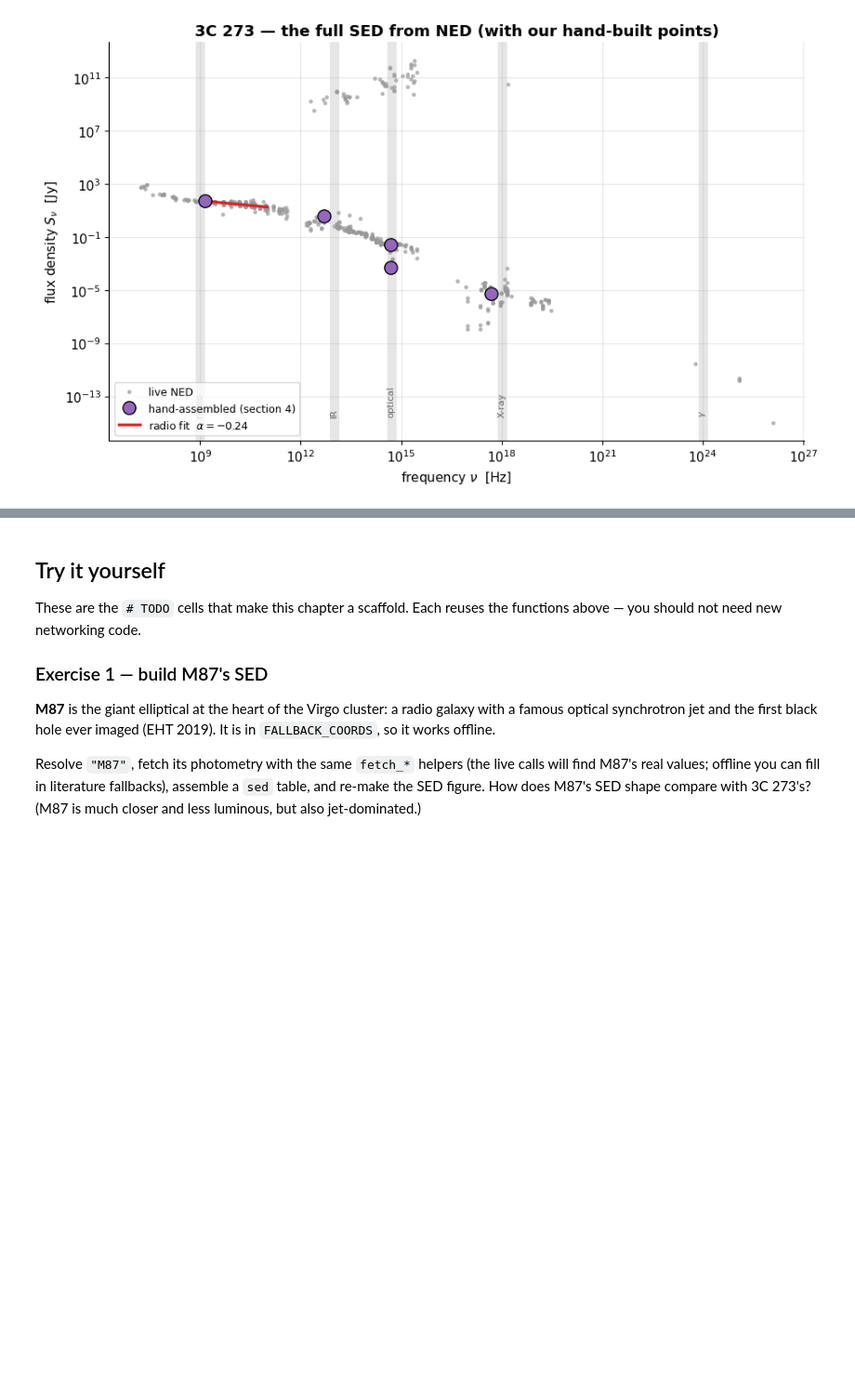
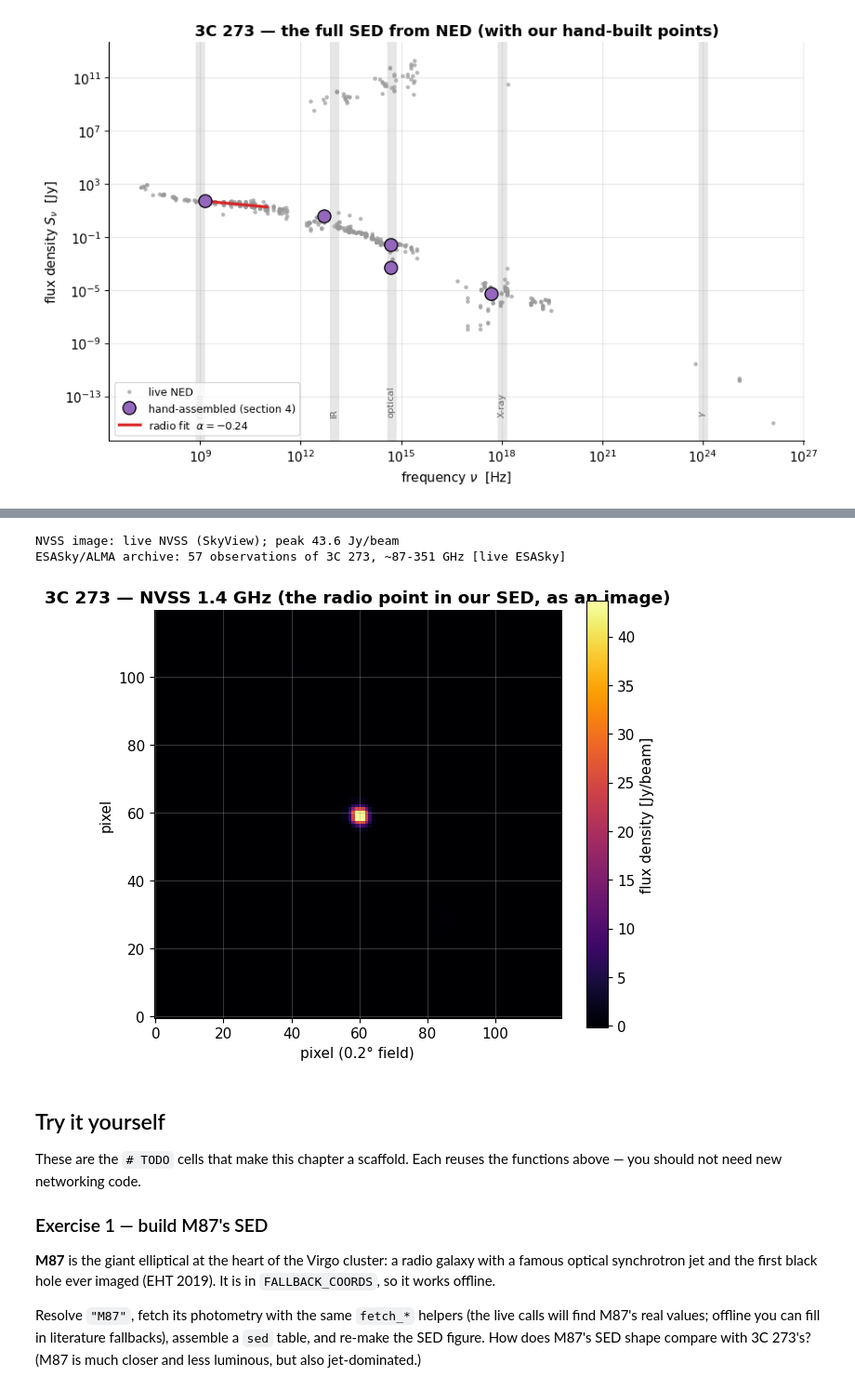
Before and after one commit to joebarbere/jansky, a Jupyter notebook: notebooks/14_multiwavelength.ipynb, the cells around one changed output, grey strips where cells are left out. Shown at 93% size. Cells and saved outputs as stored; diff of their text form; code cells hidden in the pictures; blank space fills up the shorter version.

```diff
--- a/notebooks/14_multiwavelength.ipynb
+++ b/notebooks/14_multiwavelength.ipynb
@@ -770,3 +778,54 @@ plt.show()
+# %%
+import numpy as np
+import astropy.units as u
+
+# --- NVSS 1.4 GHz radio cutout (SkyView; the same survey ESASky serves) ---
+NVSS_PIX = 120
+try:
+    from astroquery.skyview import SkyView
+
+    hdu = SkyView.get_images(position="3C 273", survey=["NVSS"],
+                             radius=0.2 * u.deg, pixels=NVSS_PIX)[0][0]
+    radio_map = np.nan_to_num(hdu.data.astype(float))
+    nvss_source = "live NVSS (SkyView)"
+except Exception as exc:
+    print(f"SkyView unavailable ({type(exc).__name__}); synthesising a representative point source.")
+    yy, xx = np.mgrid[0:NVSS_PIX, 0:NVSS_PIX]
+    r2 = (xx - NVSS_PIX / 2) ** 2 + (yy - NVSS_PIX / 2) ** 2
+    radio_map = 43.0 * np.exp(-r2 / (2 * 3.0 ** 2))  # unresolved core, ~43 Jy/beam (NVSS 45" beam)
+    nvss_source = "offline fallback (synthetic point source)"
+
+# --- ESASky: what the ALMA archive holds for this source ---
+try:
+    from astroquery.esasky import ESASky
+
+    alma = ESASky.query_object_maps(position="3C 273", missions=["ALMA"])["ALMA"]
+    em_min = np.array(alma["em_min"], dtype=float)  # wavelength, m
+    em_max = np.array(alma["em_max"], dtype=float)
+    c_ms = 2.99792458e8
+    alma_n = len(alma)
+    alma_lo, alma_hi = c_ms / np.nanmax(em_max) / 1e9, c_ms / np.nanmin(em_min) / 1e9
+    alma_source = "live ESASky"
+except Exception as exc:
+    print(f"ESASky unavailable ({type(exc).__name__}); using bundled values.")
+    alma_n, alma_lo, alma_hi, alma_source = 57, 87.0, 351.0, "offline fallback"
+
+print(f"NVSS image: {nvss_source}; peak {np.nanmax(radio_map):.1f} Jy/beam")
+print(f"ESASky/ALMA archive: {alma_n} observations of 3C 273, ~{alma_lo:.0f}-{alma_hi:.0f} GHz "
+      f"[{alma_source}]")
+
+fig, ax = plt.subplots(figsize=(6.4, 5.4))
+im = ax.imshow(radio_map, origin="lower", cmap="inferno")
+ax.set_title("3C 273 — NVSS 1.4 GHz (the radio point in our SED, as an image)")
+ax.set_xlabel("pixel (0.2° field)")
+ax.set_ylabel("pixel")
+fig.colorbar(im, ax=ax, label="flux density [Jy/beam]")
+fig.tight_layout()
+plt.show()
+# %% [output]
+NVSS image: live NVSS (SkyView); peak 43.6 Jy/beam
+ESASky/ALMA archive: 57 observations of 3C 273, ~87-351 GHz [live ESASky]
+[figure, added]
 # %% [markdown]
 ## Try it yourself
 
```
Also changed, not shown: parts of 1 cell of this notebook, 1 other file.
